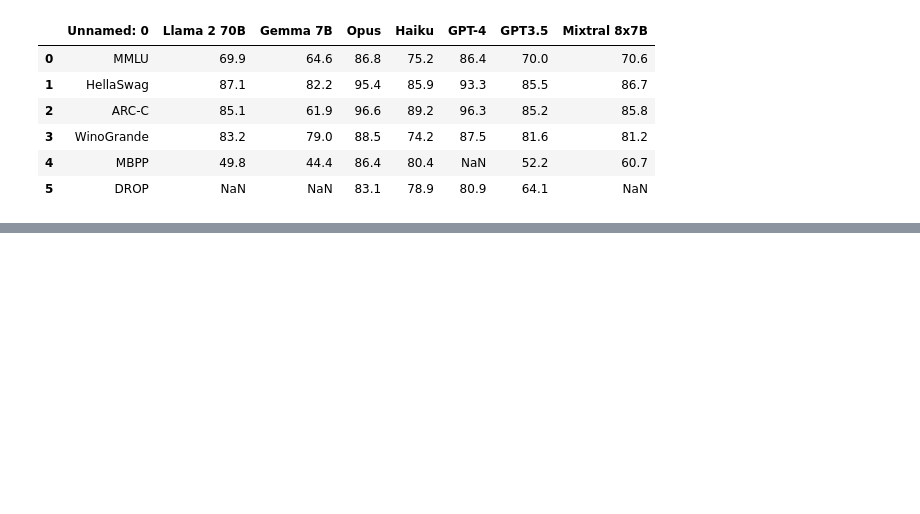
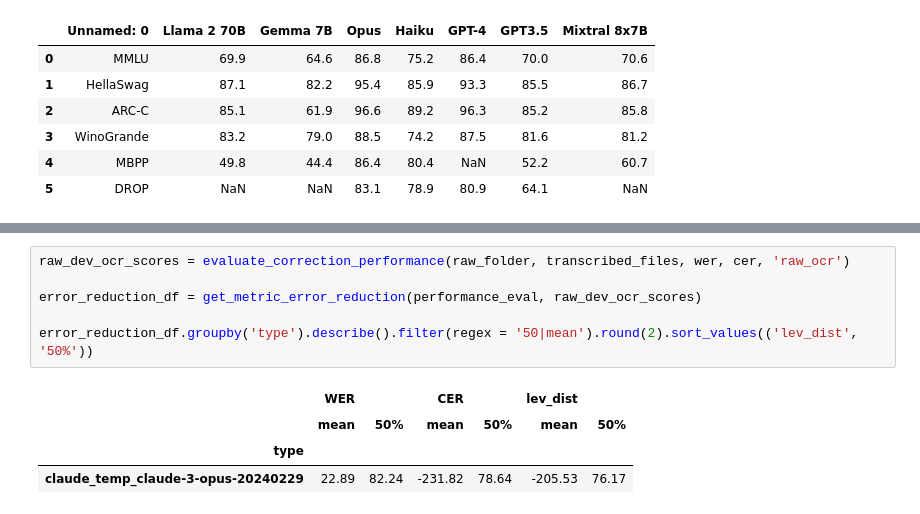
Before and after one commit to JonnoB/redigitalize, a Jupyter notebook: prompt_testing.ipynb, the cells around one changed output, grey strips where cells are left out. Drawn from its saved outputs; the diff is of its cells as text; blank space fills up the shorter version.

```diff
--- a/prompt_testing.ipynb
+++ b/prompt_testing.ipynb
@@ -355,0 +390,11 @@ pd.read_csv('data/benchmarks.csv')
+# %%
+raw_dev_ocr_scores = evaluate_correction_performance(raw_folder, transcribed_files, wer, cer, 'raw_ocr')
+
+error_reduction_df = get_metric_error_reduction(performance_eval, raw_dev_ocr_scores)
+
+error_reduction_df.groupby('type').describe().filter(regex = '50|mean').round(2).sort_values(('lev_dist', '50%'))
+# %% [output]
+|  | WER |  | CER |  | lev_dist |  |
+|  | mean | 50% | mean | 50% | mean | 50% |
+| type |  |  |  |  |  |  |
+| claude_temp_claude-3-opus-20240229 | 22.89 | 82.24 | -231.82 | 78.64 | -205.53 | 76.17 |
```
Also changed, not shown: parts of 11 cells of this notebook, 3 other files.
